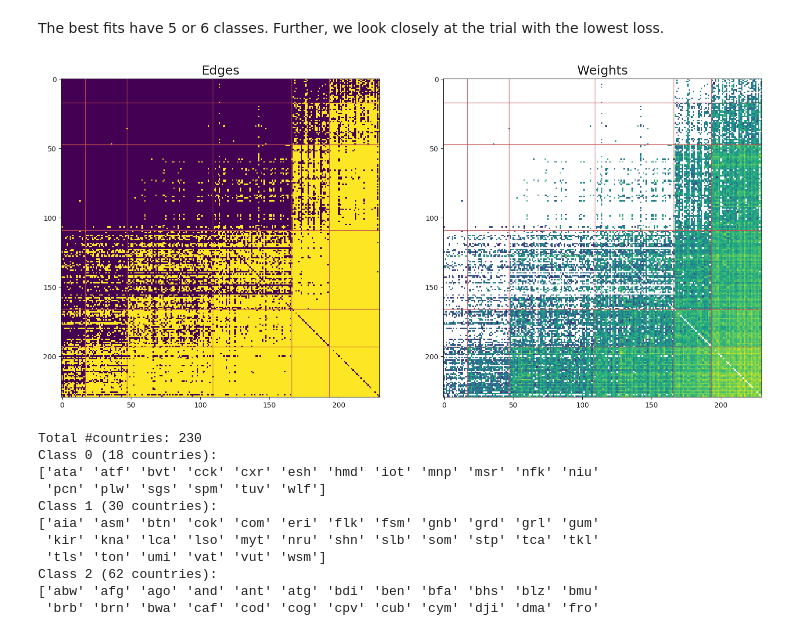
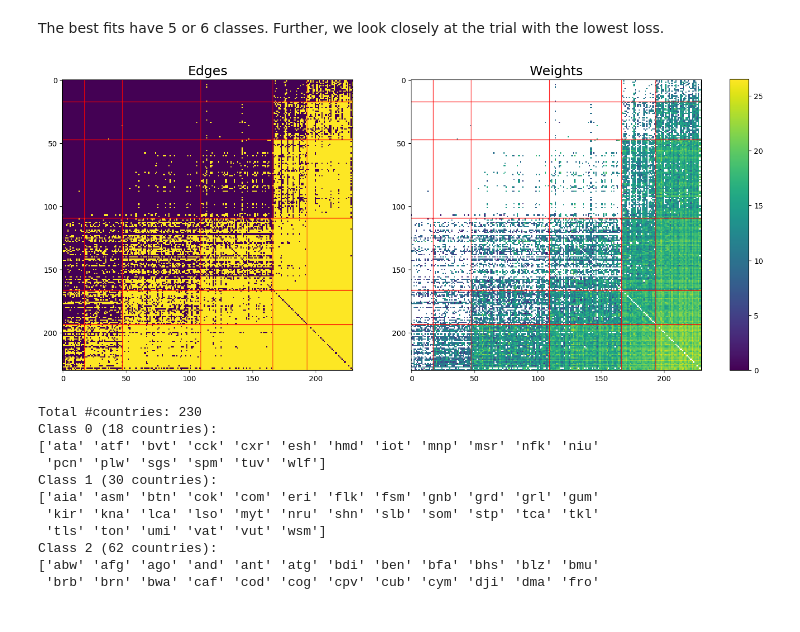
Before and after one commit to mozzhorin/VIRGMo, a Jupyter notebook: examples/Example 6b - World trade network (weighted).ipynb, the cells around one changed output. Cells and saved outputs as stored; diff of their text form; code cells hidden in the pictures.

```diff
--- a/examples/Example 6b - World trade network (weighted).ipynb
+++ b/examples/Example 6b - World trade network (weighted).ipynb
@@ -109,31 +109,31 @@ classes = q_eta.argmax(dim=0).float()
 # %%
 # Sort classes by the average in-weight/import (dim=0)
 classes, perm = permute_by_degree(classes, A, 0)
 order = classes.argsort()
 cs = class_sizes(classes)
-fig, axs = plt.subplots(1,2, figsize=(18,18))
+fig, axs = plt.subplots(1,2, figsize=(18,9))
 axs[0].set_title('Edges', size=18)
 axs[1].set_title('Weights', size=18)
 axs[0].imshow(A_edges[order,:][:,order].numpy(), cmap='viridis')
 acc = -1
 for i in cs[:-1]:
     acc += i
     axs[0].axvline(acc, color='r', linestyle='-', linewidth=1, alpha=0.8)
     axs[0].axhline(acc, color='r', linestyle='-', linewidth=1, alpha=0.8)
-axs[1].imshow(A.log()[order,:][:,order].numpy(), cmap='viridis')
+ax = axs[1].imshow(A.log()[order,:][:,order].numpy(), cmap='viridis')
 acc = -1
 for i in cs[:-1]:
     acc += i
     axs[1].axvline(acc, color='r', linestyle='-', linewidth=1, alpha=0.8)
     axs[1].axhline(acc, color='r', linestyle='-', linewidth=1, alpha=0.8)
 
 fig.subplots_adjust(right=0.8)
 cbar_ax = fig.add_axes([0.83, 0.188, 0.02, 0.615])
 fig.colorbar(ax, cax=cbar_ax, aspect=30)
 #plt.savefig('../examples/images/wt_A_wsbm.pdf')
 plt.show()
 # %% [output]
-[figure, old version]
+[figure, new version]
 # %%
 print('Total #countries:', len(countries_id))
 for i in classes.unique().sort().values:
```
Also changed, not shown: parts of 17 cells of this notebook, 27 other files.
